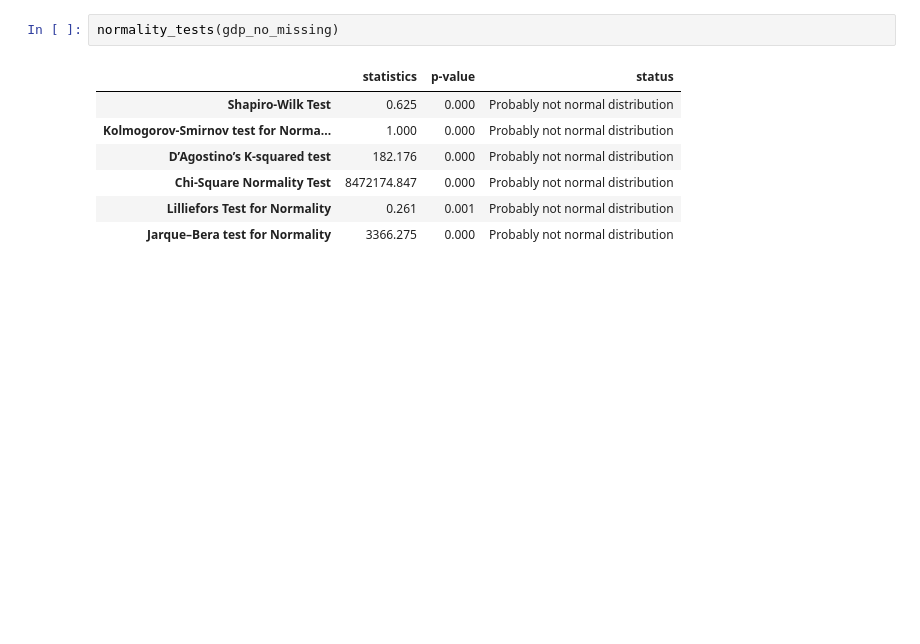
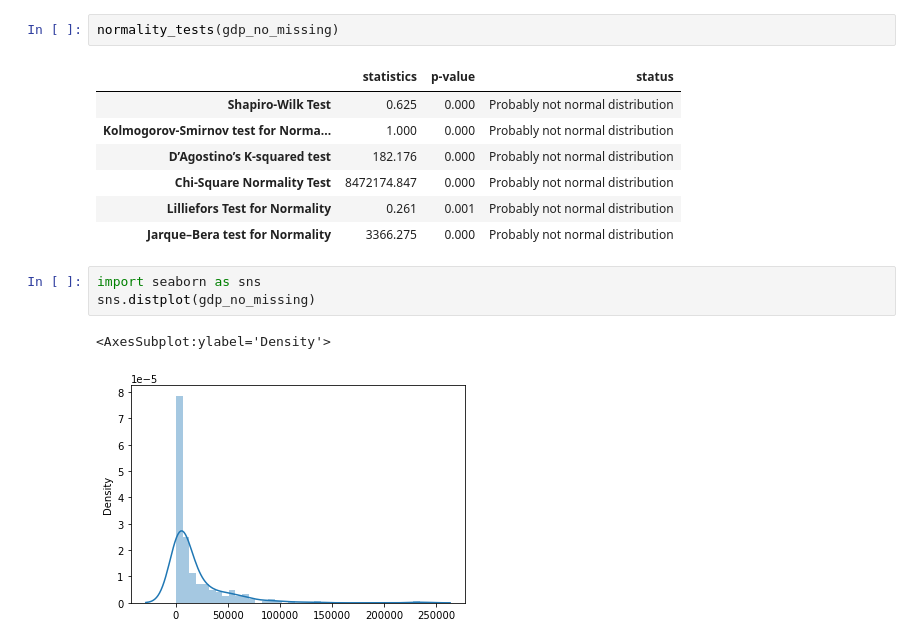
Before and after one commit to StefanRaychev/Data-transformation-techniques, a Jupyter notebook: Data transformation.ipynb, the cells around one changed output. Drawn from its saved outputs; the diff is of its cells as text; blank space fills up the shorter version.

```diff
--- a/Data transformation.ipynb
+++ b/Data transformation.ipynb
@@ -247,3 +247,9 @@ normality_tests(gdp_no_missing)
 | Chi-Square Normality Test | 8472174.847 | 0.000 | Probably not normal distribution |
 | Lilliefors Test for Normality | 0.261 | 0.001 | Probably not normal distribution |
 | Jarque–Bera test for Normality | 3366.275 | 0.000 | Probably not normal distribution |
+# %%
+import seaborn as sns
+sns.distplot(gdp_no_missing)
+# %% [output]
+<AxesSubplot:ylabel='Density'>
+[figure, added]
```
